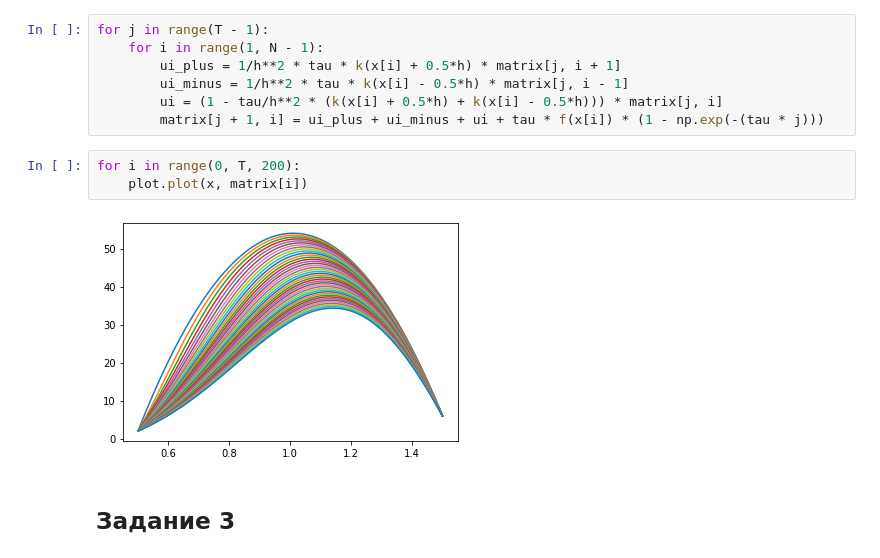
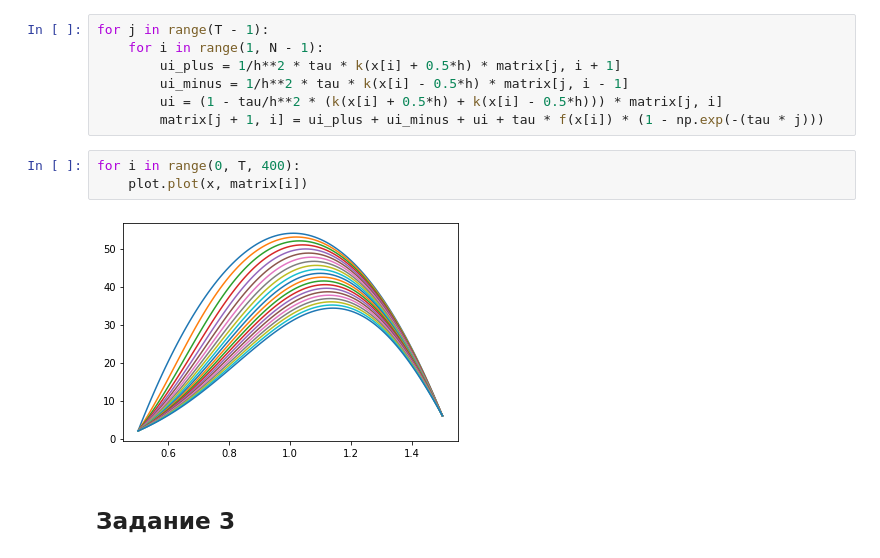
Before and after one commit to japanese-goblinn/labs, a Jupyter notebook: term5/MNA/lab3.ipynb, the cells around one changed output. Saved outputs shown, nothing was run; the diff lists cells and outputs as text.

```diff
--- a/term5/MNA/lab3.ipynb
+++ b/term5/MNA/lab3.ipynb
@@ -289,10 +289,10 @@ for j in range(T - 1):
         ui = (1 - tau/h**2 * (k(x[i] + 0.5*h) + k(x[i] - 0.5*h))) * matrix[j, i]
         matrix[j + 1, i] = ui_plus + ui_minus + ui + tau * f(x[i]) * (1 - np.exp(-(tau * j)))
 # %%
-for i in range(0, T, 200):
+for i in range(0, T, 400):
     plot.plot(x, matrix[i])
 # %% [output]
-[figure, old version]
+[figure, new version]
 # %% [markdown]
 ## Задание 3
 # %% [markdown]
```
Also changed, not shown: parts of 2 cells of this notebook, 5 other files.
